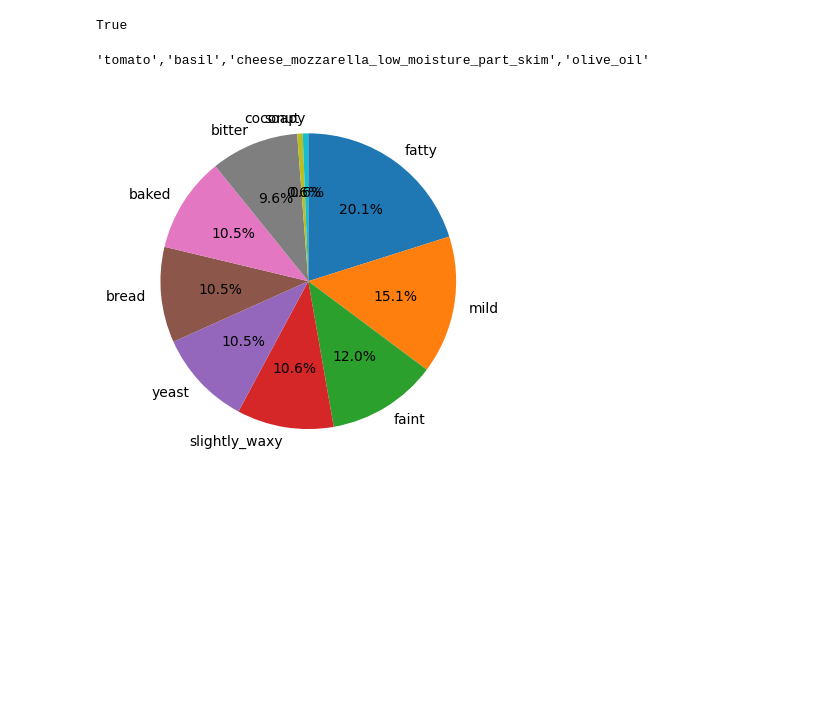
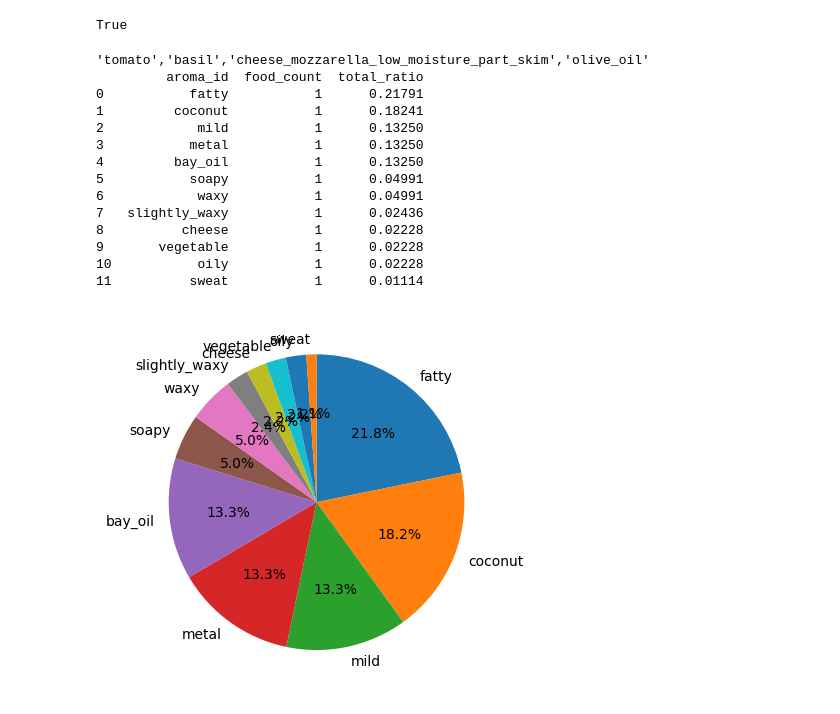
Before and after one commit to MariMurotani/RecipeHack, a Jupyter notebook: jupyter/analyze_word2_vec.ipynb, the cells around one changed output. Cells and saved outputs as stored; diff of their text form; code cells hidden in the pictures; blank space fills up the shorter version.

Commit message:
FoodGroupとFoodの結合不具合の修正中

```diff
--- a/jupyter/analyze_word2_vec.ipynb
+++ b/jupyter/analyze_word2_vec.ipynb
@@ -41,32 +41,46 @@ def find_food(tx, search_term):
 
 def find_aromas(tx, ids):
     print(ids)
     find_aromas_query = """
     MATCH (f:FoodSubType)-[r:SCENTED]->(a:Aroma)
-    WHERE f.id IN ['pork_pickled_pork_hocks']
+    WHERE f.id IN ['oil_coconut']
     WITH a.id AS aroma_id, COUNT(f) AS food_count, SUM(r.ratio) AS total_ratio
     RETURN aroma_id, food_count, total_ratio
     ORDER BY total_ratio DESC;
     """
     return tx.run(find_aromas_query, ids=ids).data()
 
 with driver.session() as session:
     node_ids = []
     for target in targets:
         result1 = session.execute_read(find_food, target)
         for record in result1:
             node_ids.append("'"+ record["node_id"] + "'")
 
     result2 = session.execute_read(find_aromas, ",".join(node_ids))
     pd_result = pd.DataFrame(result2)
+    print(pd_result)
 
     plt.pie(
     pd_result['total_ratio'],
     labels=pd_result['aroma_id'],
     autopct='%1.1f%%',  # 割合表示
     startangle=90,  # 開始角度を指定
     counterclock=False  # 時計回りに表示
 )
 # %% [output]
 'tomato','basil','cheese_mozzarella_low_moisture_part_skim','olive_oil'
+         aroma_id  food_count  total_ratio
+0           fatty           1      0.21791
+1         coconut           1      0.18241
+2            mild           1      0.13250
+3           metal           1      0.13250
+4         bay_oil           1      0.13250
+5           soapy           1      0.04991
+6            waxy           1      0.04991
+7   slightly_waxy           1      0.02436
+8          cheese           1      0.02228
+9       vegetable           1      0.02228
+10           oily           1      0.02228
+11          sweat           1      0.01114
-[figure, old version]
+[figure, new version]
```
Also changed, not shown: 2 other files.
